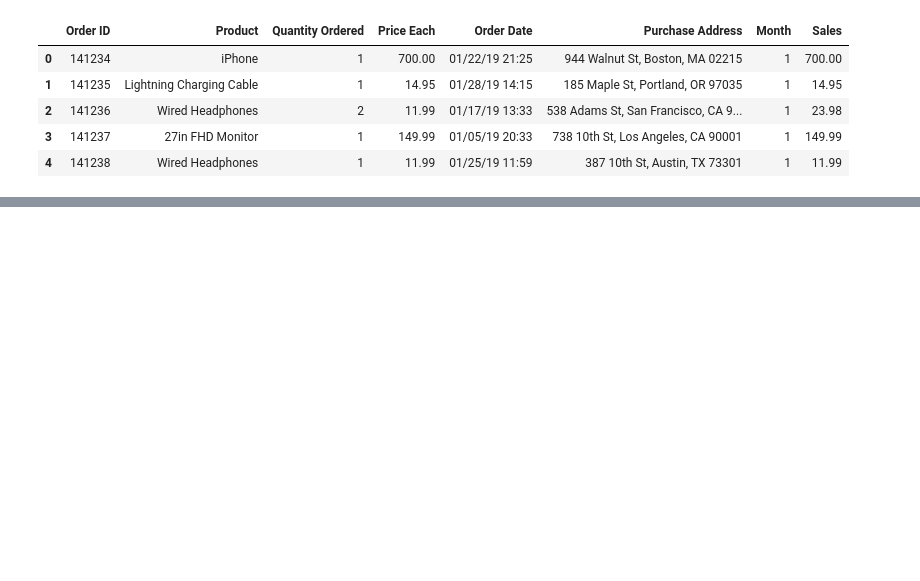
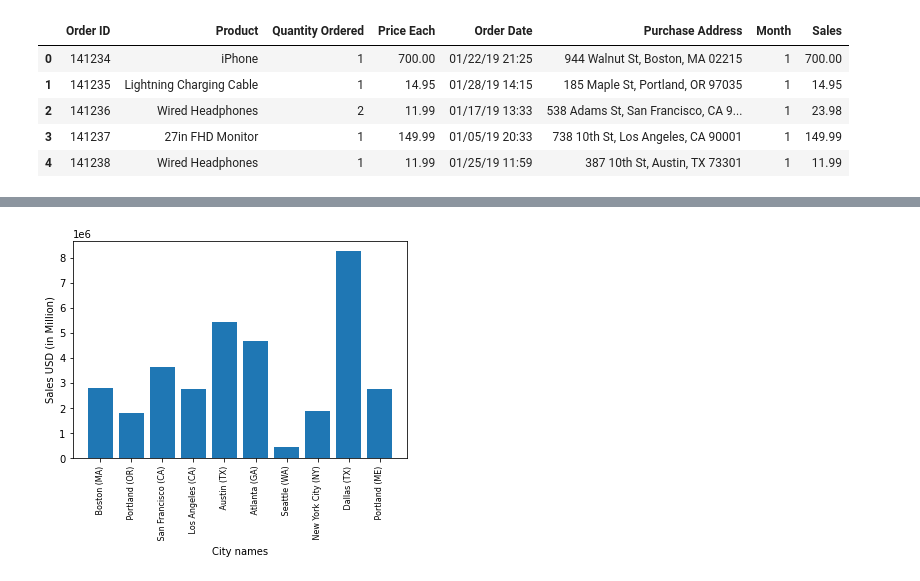
Before and after one commit to fajarslvn/data_analysis, a Jupyter notebook: sales gadget/Sales Analysis.ipynb, the cells around one changed output, grey strips where cells are left out. Drawn from its saved outputs; the diff is of its cells as text; code cells hidden in the pictures; blank space fills up the shorter version.

```diff
--- a/sales gadget/Sales Analysis.ipynb
+++ b/sales gadget/Sales Analysis.ipynb
@@ -123,0 +181,3 @@ df.head()
+# %%
+result_city_sales = df.groupby('City').sum()['Sales']
+result_city_sales.sort_values(ascending=False)
@@ -123,0 +197,10 @@ df.head()
+# %%
+cities = df['City'].unique()
+
+plt.bar(cities, result_city_sales)
+plt.xticks(cities, rotation='vertical', size=8)
+plt.xlabel('City names')
+plt.ylabel('Sales USD (in Million)')
+plt.show()
+# %% [output]
+[figure, added]
```
Also changed, not shown: parts of 32 cells of this notebook.
